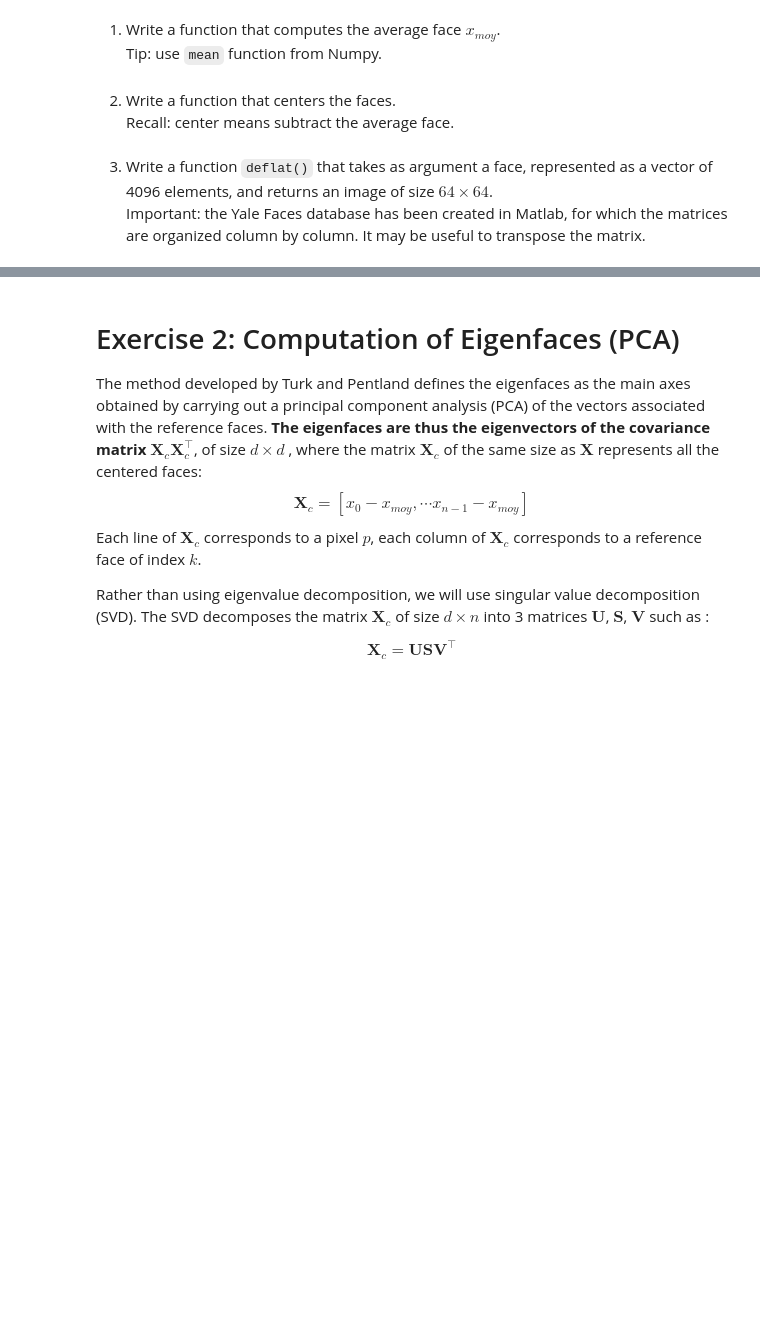
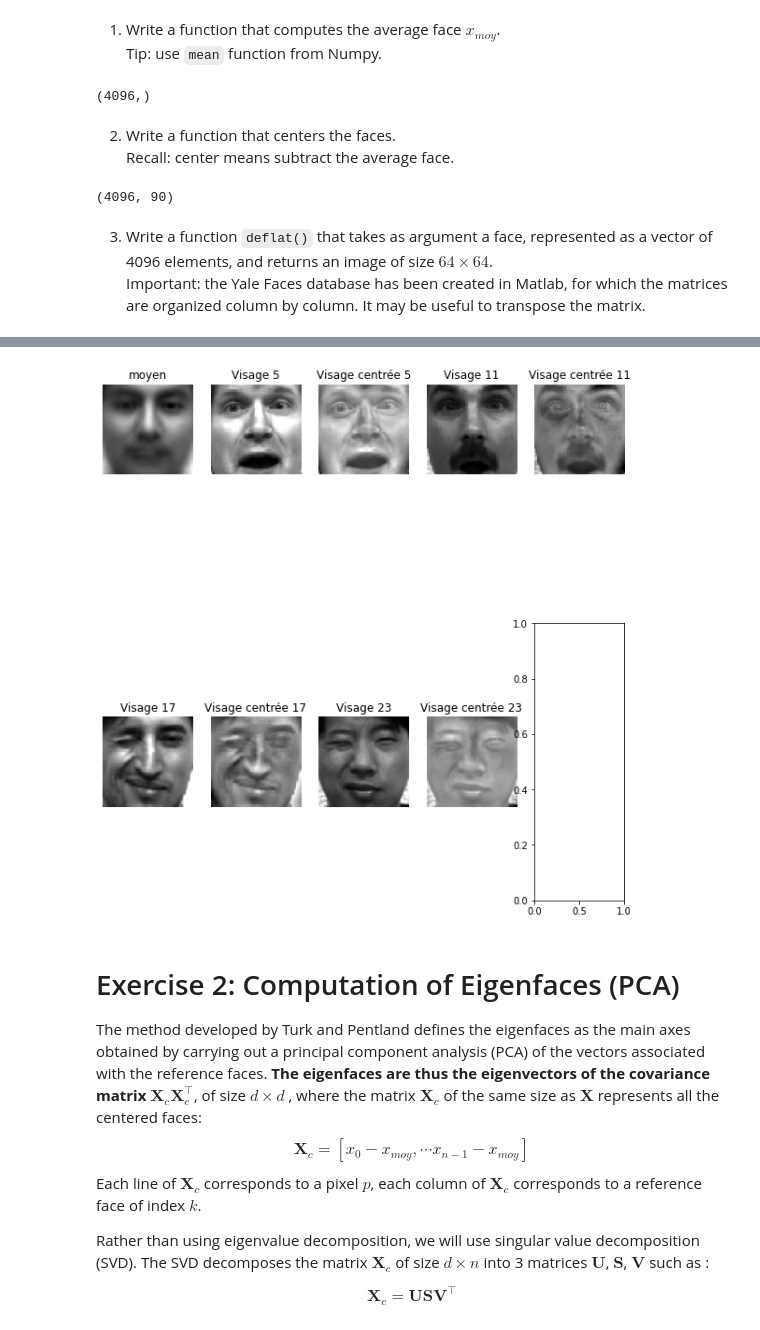
Before and after one commit to CharlesAttend/M1-S1-DAC, a Jupyter notebook: BIMA/TME/TME9-10/TME9-10.ipynb, the cells around one changed output, grey strips where cells are left out. Saved outputs shown, nothing was run; the diff lists cells and outputs as text; code cells hidden in the pictures; blank space fills up the shorter version.

```diff
--- a/BIMA/TME/TME9-10/TME9-10.ipynb
+++ b/BIMA/TME/TME9-10/TME9-10.ipynb
@@ -116,22 +120,51 @@ X_noface = yaleFaces['X_noface']
 # %%
 def meanFaces(X):
     """ Array[d,n] -> Vector[d] """
+    return X.mean(axis=1)
+g = meanFaces(X_train)
+g.shape
+# %% [output]
+(4096,)
 # %% [markdown]
 2.  Write a function that centers the faces. \
     Recall: center means subtract the average face.
 # %%
-def centeredFaces(X):
+def centeredFaces(X, g):
     """ Array[d,n]*Vector[d] -> Array[d,n] """
+    return X - g.reshape(-1, 1)
+Xc_train = centeredFaces(X_train, g)
+Xc_train.shape
+# %% [output]
+(4096, 90)
 # %% [markdown]
 3. Write a function `deflat()` that takes as argument a face, represented as a vector of 4096 elements, and returns an image of size $64\times64$. \
    Important: the Yale Faces database has been created in Matlab, for which the matrices are organized column by column. It may be useful to transpose the matrix.
 # %%
 def deflat(V):
     """" Vector[4096] -> Array[64,64] """
+    return np.rot90(V.reshape(64,64), k=3)
 # %% [markdown]
 4. Display the average face, as well as a few faces with the associated centered faces. Here is an example of the expected result:
 ![Figure_3.png](./figs/Figure_3.png)
 <center>Figure 3: average face and centering of the database</center>
+# %%
+fig , ax = plt.subplots(2, 5, figsize=(10,12))
+ax = ax.flatten()
+ax[0].imshow(deflat(X_train.mean(axis=1)), cmap="gray")
+ax[0].set_title('moyen')
+ax[0].axis('off')
+i = 0
+for nb in [5, 11, 17, 23]:
+    ax[i+1].imshow(deflat(X_train[:, nb]), cmap="gray")
+    ax[i+1].set_title(f'Visage {nb}')
+    ax[i+1].axis('off')
+
+    ax[i+2].imshow(deflat(Xc_train[:, nb]), cmap="gray")
+    ax[i+2].set_title(f'Visage centrée {nb}')
+    ax[i+2].axis('off')
+    i += 2
+# %% [output]
+[figure, added]
 # %% [markdown]
 # Exercise 2: Computation of Eigenfaces (PCA)
 
```
Also changed, not shown: parts of 17 cells of this notebook.
